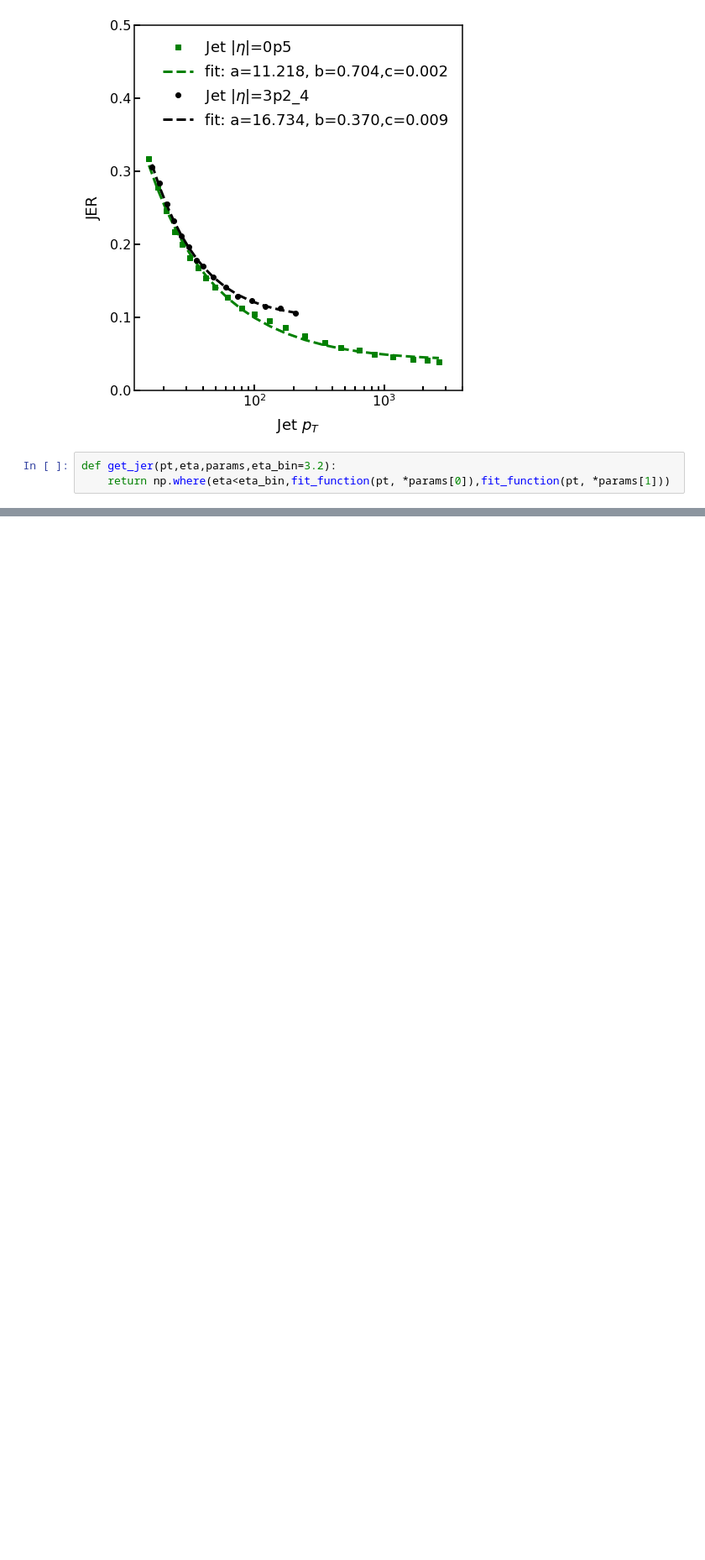
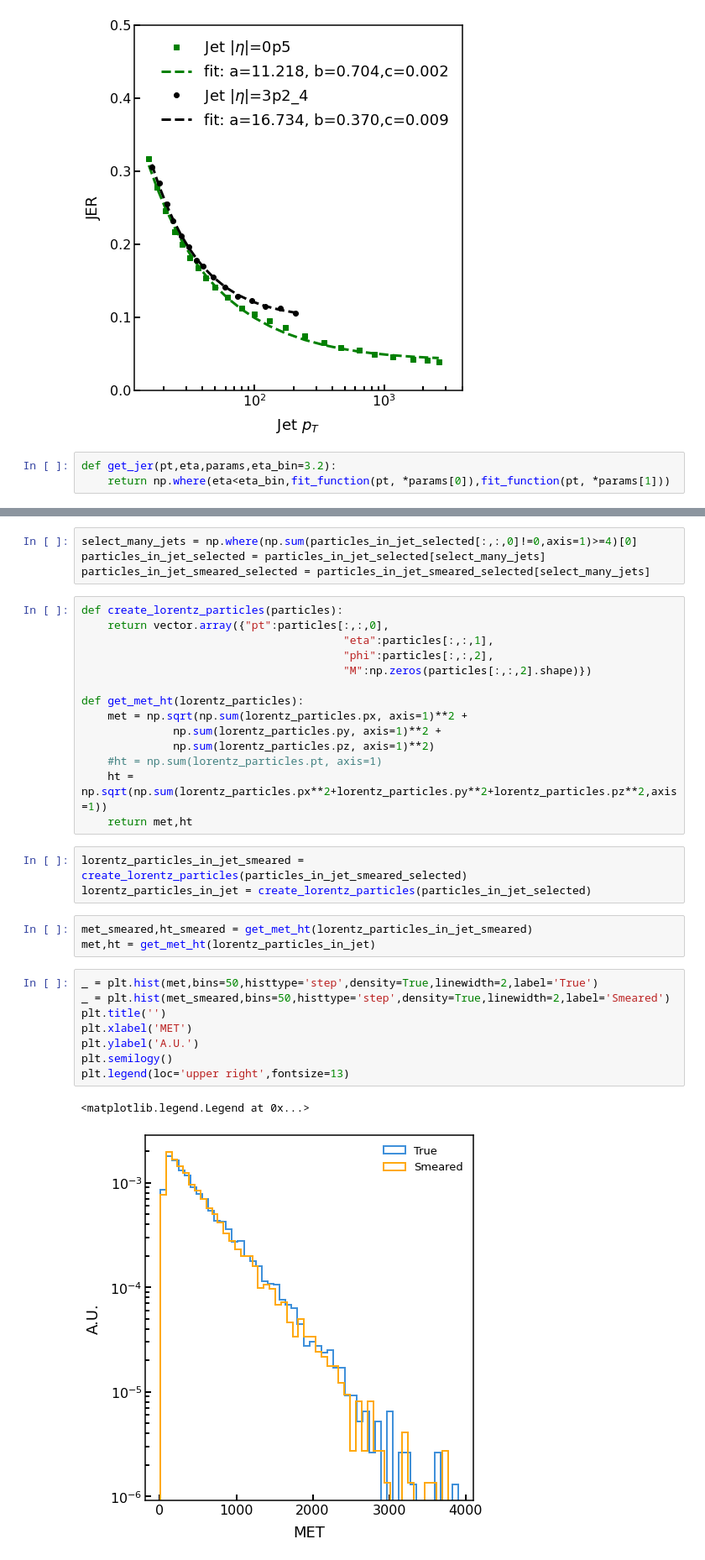
Before and after one commit to mpp-hep/knowledge-distillation, a Jupyter notebook: autoencoders/playground/creating_l1_jet_dataset.ipynb, the cells around one changed output, grey strips where cells are left out. Shown at 84% size. Drawn from its saved outputs; the diff is of its cells as text; blank space fills up the shorter version.

```diff
--- a/autoencoders/playground/creating_l1_jet_dataset.ipynb
+++ b/autoencoders/playground/creating_l1_jet_dataset.ipynb
@@ -197,0 +233,35 @@ plt.legend(loc='upper right',fontsize=13)
+# %%
+select_many_jets = np.where(np.sum(particles_in_jet_selected[:,:,0]!=0,axis=1)>=4)[0]
+particles_in_jet_selected = particles_in_jet_selected[select_many_jets]
+particles_in_jet_smeared_selected = particles_in_jet_smeared_selected[select_many_jets]
+# %%
+def create_lorentz_particles(particles):
+    return vector.array({"pt":particles[:,:,0],
+                                        "eta":particles[:,:,1],
+                                        "phi":particles[:,:,2],
+                                        "M":np.zeros(particles[:,:,2].shape)})
+
+def get_met_ht(lorentz_particles):
+    met = np.sqrt(np.sum(lorentz_particles.px, axis=1)**2 +
+              np.sum(lorentz_particles.py, axis=1)**2 +
+              np.sum(lorentz_particles.pz, axis=1)**2)
+    #ht = np.sum(lorentz_particles.pt, axis=1)
+    ht = np.sqrt(np.sum(lorentz_particles.px**2+lorentz_particles.py**2+lorentz_particles.pz**2,axis=1))
+    return met,ht
+# %%
+lorentz_particles_in_jet_smeared = create_lorentz_particles(particles_in_jet_smeared_selected)
+lorentz_particles_in_jet = create_lorentz_particles(particles_in_jet_selected)
+# %%
+met_smeared,ht_smeared = get_met_ht(lorentz_particles_in_jet_smeared)
+met,ht = get_met_ht(lorentz_particles_in_jet)
+# %%
+_ = plt.hist(met,bins=50,histtype='step',density=True,linewidth=2,label='True')
+_ = plt.hist(met_smeared,bins=50,histtype='step',density=True,linewidth=2,label='Smeared')
+plt.title('')
+plt.xlabel('MET')
+plt.ylabel('A.U.')
+plt.semilogy()
+plt.legend(loc='upper right',fontsize=13)
+# %% [output]
+<matplotlib.legend.Legend at 0x...>
+[figure, added]
```
Also changed, not shown: parts of 29 cells of this notebook.
